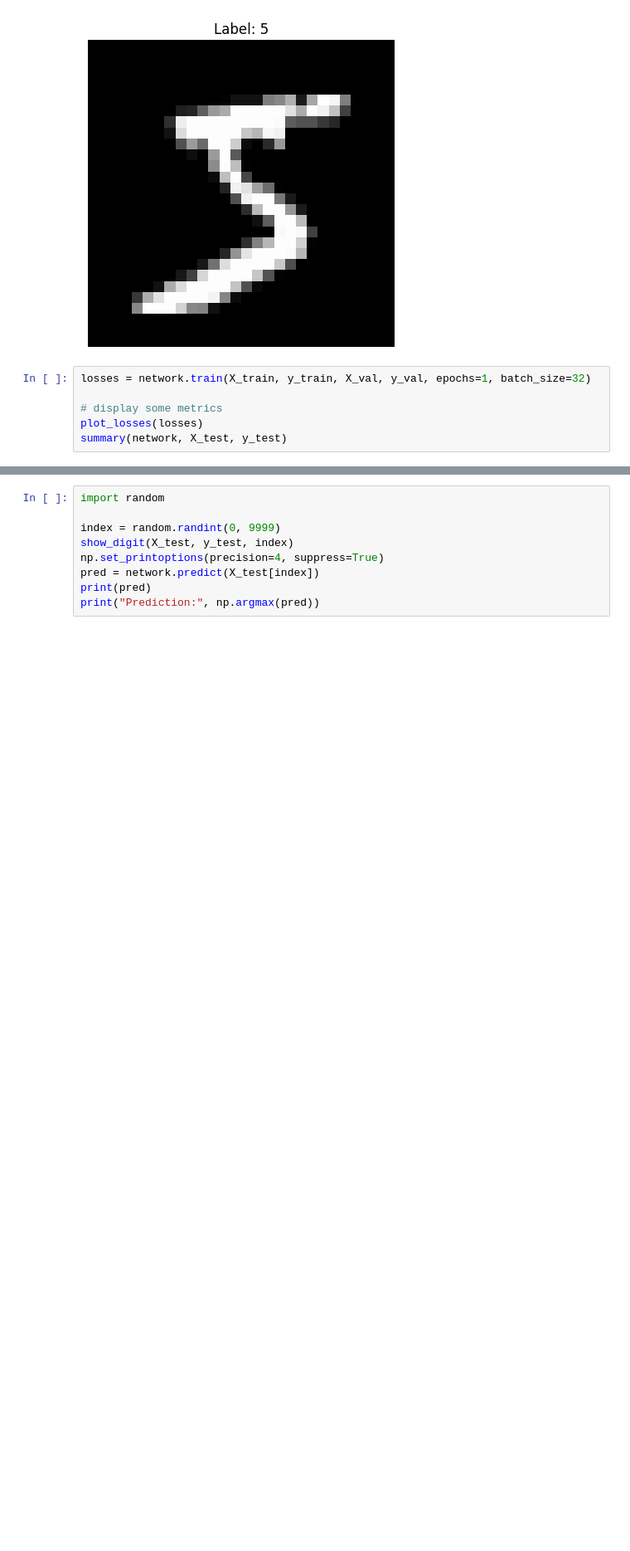
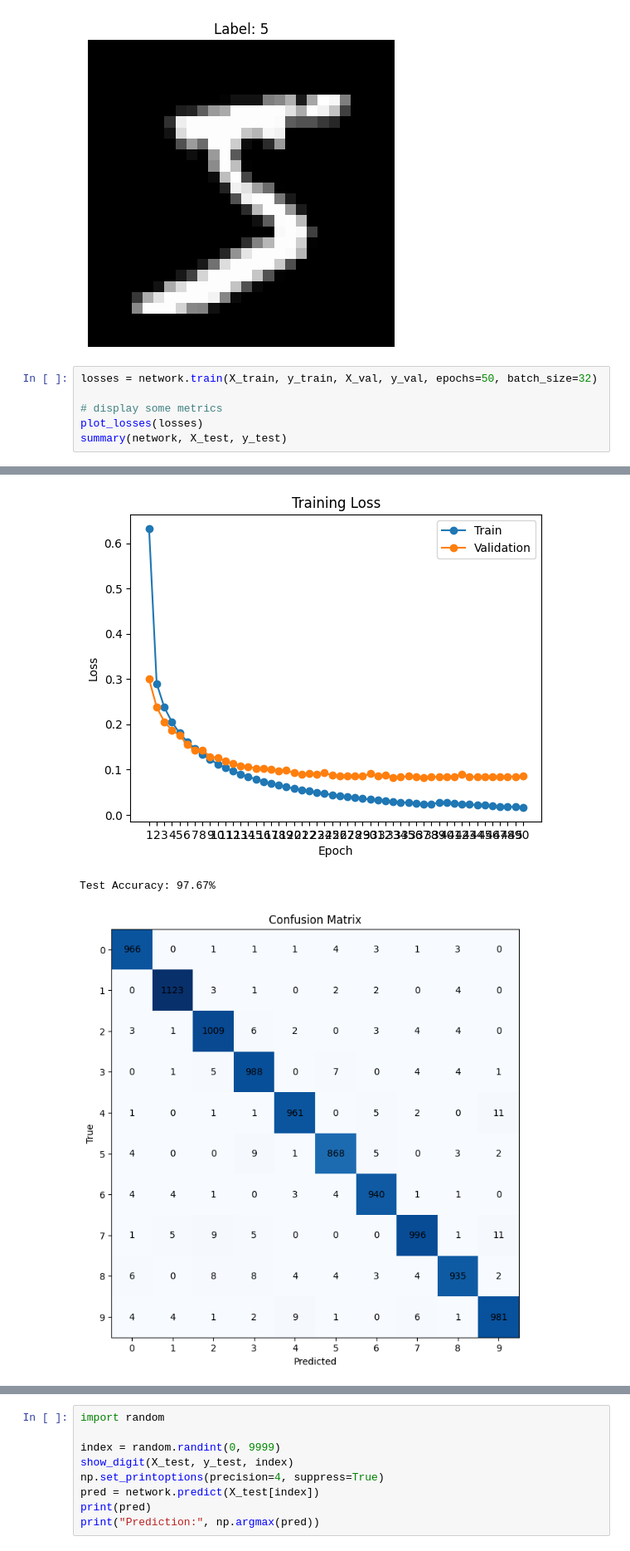
Before and after one commit to AdamK-2006/Portfolio, a Jupyter notebook: neural_network/main.ipynb, the cells around one changed output, grey strips where cells are left out. Shown at 83% size. Saved outputs shown, nothing was run; the diff lists cells and outputs as text; blank space fills up the shorter version.

```diff
--- a/neural_network/main.ipynb
+++ b/neural_network/main.ipynb
@@ -56,8 +47,9 @@ show_digit(X_train, y_train, 0)
 FCN initialized
 [figure]
 # %%
-losses = network.train(X_train, y_train, X_val, y_val, epochs=1, batch_size=32)
+losses = network.train(X_train, y_train, X_val, y_val, epochs=50, batch_size=32)
 
 # display some metrics
 plot_losses(losses)
 summary(network, X_test, y_test)
+# %% [output]
@@ -64,3 +73,6 @@ summary(network, X_test, y_test)
+[figure, added]
+Test Accuracy: 97.67%
+[figure, added]
 # %%
 # testing batch_size
 batch_sizes = [1, 8, 32, 64, 128, 256]
```
Also changed, not shown: parts of 3 cells of this notebook, 1 other file.
